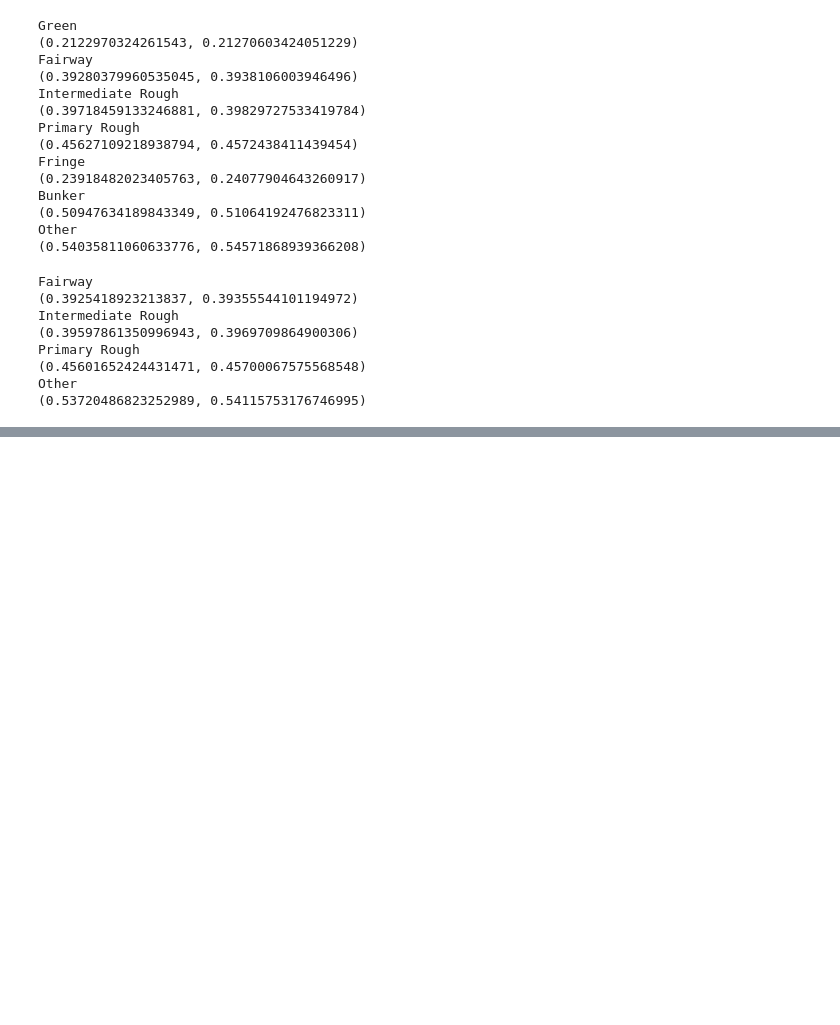
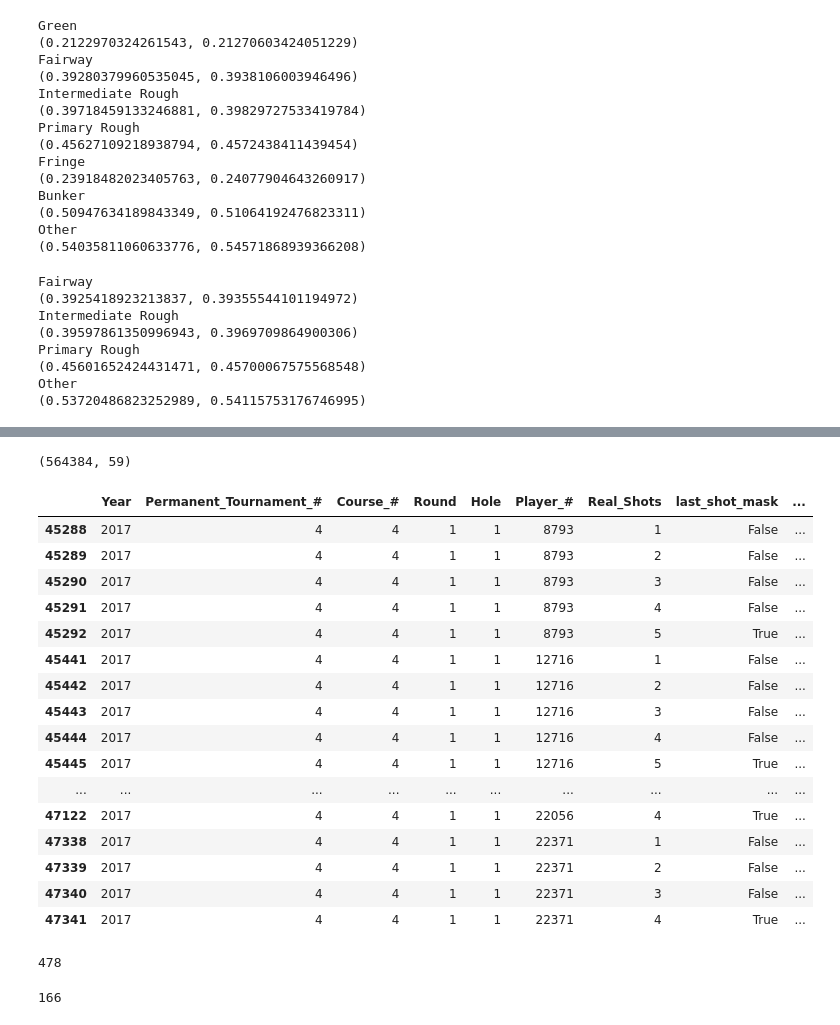
Before and after one commit to adamwlev/StrokesGained2, a Jupyter notebook: Exploration/Untitled7.ipynb, the cells around one changed output, grey strips where cells are left out. Saved outputs shown, nothing was run; the diff lists cells and outputs as text; code cells hidden in the pictures; blank space fills up the shorter version.

```diff
--- a/Exploration/Untitled7.ipynb
+++ b/Exploration/Untitled7.ipynb
@@ -77,0 +125,7 @@ Other
+# %%
+data = pd.read_csv('../2017.csv')
+# %%
+pd.options.display.max_columns = 100
+# %%
+id_cols = ['Year','Permanent_Tournament_#','Course_#','Round','Hole']
+shot_id_cols = id_cols + ['Player_#','Real_Shots']
@@ -77,0 +154,32 @@ Other
+# %%
+data_pre_drop.shape
+# %% [output]
+(564384, 59)
+# %%
+data[shot_id_cols+['last_shot_mask','Strokes_Gained']].sort_values(['Course_#','Round','Hole','Player_#','Real_Shots']).head(50)
+# %% [output]
+|  | Year | Permanent_Tournament_# | Course_# | Round | Hole | Player_# | Real_Shots | last_shot_mask | ... |
+| 45288 | 2017 | 4 | 4 | 1 | 1 | 8793 | 1 | False | ... |
+| 45289 | 2017 | 4 | 4 | 1 | 1 | 8793 | 2 | False | ... |
+| 45290 | 2017 | 4 | 4 | 1 | 1 | 8793 | 3 | False | ... |
+| 45291 | 2017 | 4 | 4 | 1 | 1 | 8793 | 4 | False | ... |
+| 45292 | 2017 | 4 | 4 | 1 | 1 | 8793 | 5 | True | ... |
+| 45441 | 2017 | 4 | 4 | 1 | 1 | 12716 | 1 | False | ... |
+| 45442 | 2017 | 4 | 4 | 1 | 1 | 12716 | 2 | False | ... |
+| 45443 | 2017 | 4 | 4 | 1 | 1 | 12716 | 3 | False | ... |
+| 45444 | 2017 | 4 | 4 | 1 | 1 | 12716 | 4 | False | ... |
+| 45445 | 2017 | 4 | 4 | 1 | 1 | 12716 | 5 | True | ... |
+| ... | ... | ... | ... | ... | ... | ... | ... | ... | ... |
+| 47122 | 2017 | 4 | 4 | 1 | 1 | 22056 | 4 | True | ... |
+| 47338 | 2017 | 4 | 4 | 1 | 1 | 22371 | 1 | False | ... |
+| 47339 | 2017 | 4 | 4 | 1 | 1 | 22371 | 2 | False | ... |
+| 47340 | 2017 | 4 | 4 | 1 | 1 | 22371 | 3 | False | ... |
+| 47341 | 2017 | 4 | 4 | 1 | 1 | 22371 | 4 | True | ... |
+# %%
+data.Difficulty_End.isnull().sum()
+# %% [output]
+478
+# %%
+data.Difficulty_Start.isnull().sum()
+# %% [output]
+166
```
Also changed, not shown: parts of 24 cells of this notebook, 7 other files.
